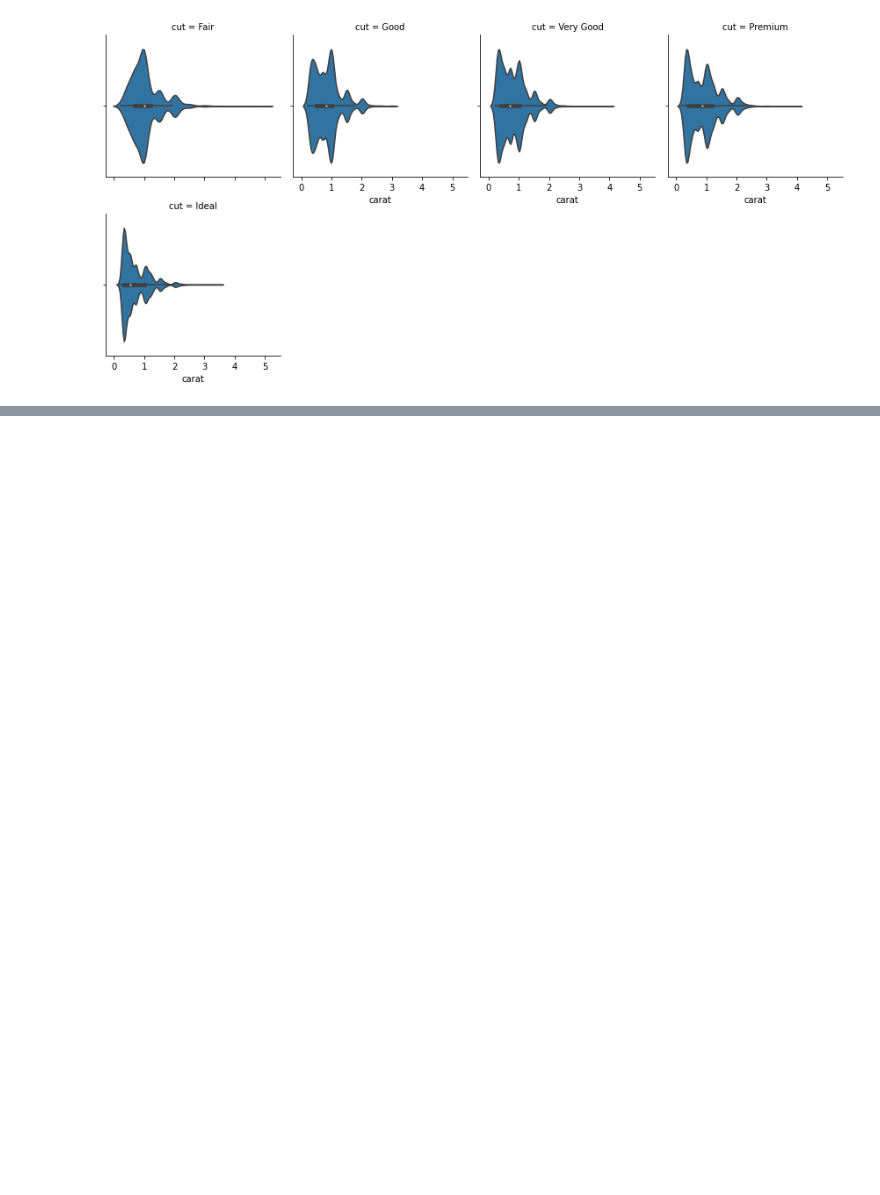
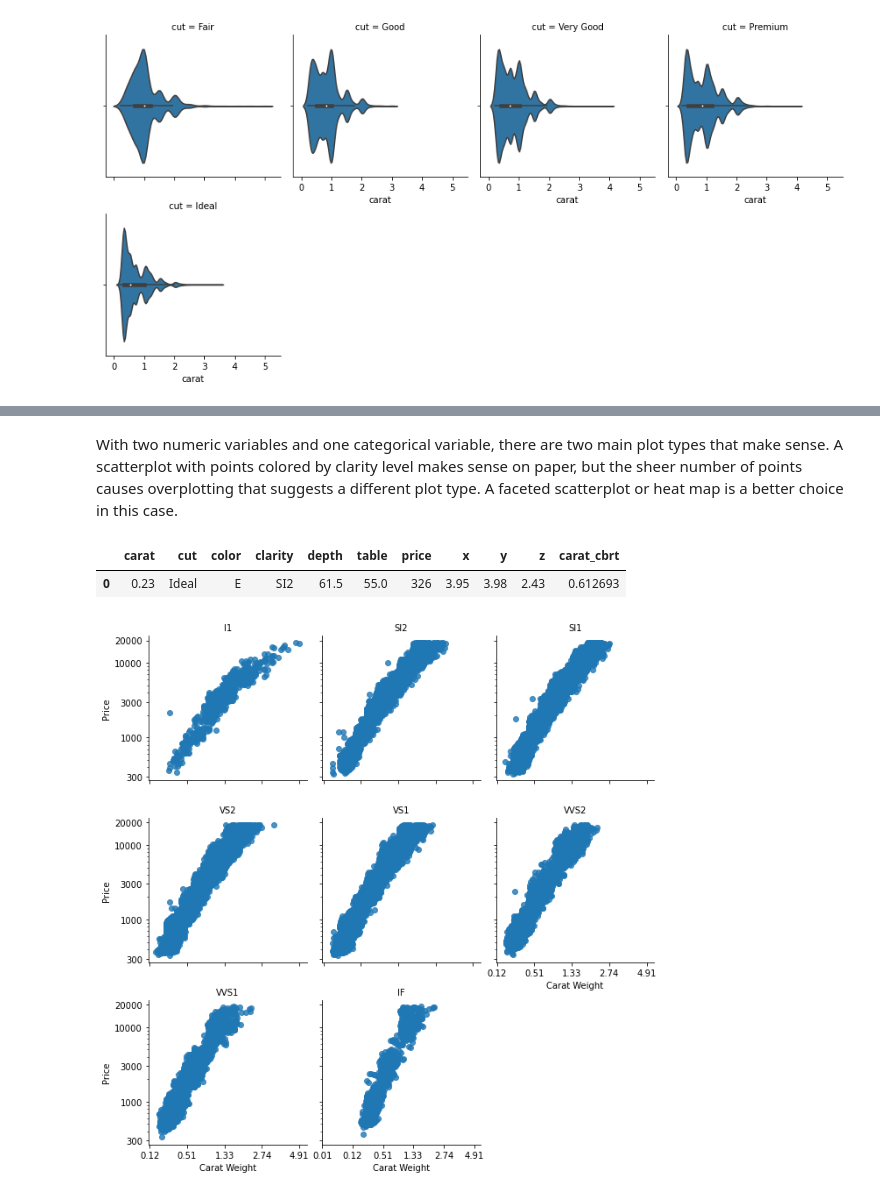
Before and after one commit to jackycwwang/data_visualization, a Jupyter notebook: 6. Visualization Case Study.ipynb, the cells around one changed output, grey strips where cells are left out. Cells and saved outputs as stored; diff of their text form; code cells hidden in the pictures; blank space fills up the shorter version.

Commit message:
feat: Add Multivariate Exploration section in the Case Study

```diff
--- a/6. Visualization Case Study.ipynb
+++ b/6. Visualization Case Study.ipynb
@@ -381,0 +386,32 @@ These plots should shed a lot more light into the patterns already seen. Larger
+# %% [markdown]
+With two numeric variables and one categorical variable, there are two main plot types that make sense. A scatterplot with points colored by clarity level makes sense on paper, but the sheer number of points causes overplotting that suggests a different plot type. A faceted scatterplot or heat map is a better choice in this case.
+# %%
+# create a new variable for the scaling later
+diamonds['carat_cbrt'] = cbrt_trans(diamonds.carat)
+diamonds.head(1)
+# %% [output]
+|  | carat | cut | color | clarity | depth | table | price | x | y | z | carat_cbrt |
+| 0 | 0.23 | Ideal | E | SI2 | 61.5 | 55.0 | 326 | 3.95 | 3.98 | 2.43 | 0.612693 |
+# %%
+g = sb.FacetGrid(data=diamonds, col='clarity', col_wrap=3)
+
+# note use of 'carat_cbrt' variable instead of 'carat'
+g.map(sb.regplot, 'carat_cbrt', 'price', x_jitter=0.04, fit_reg=False)
+
+# transform y axis, relocate the tick marks
+plt.yscale('log');
+y_ticks = [300, 1000, 3000, 10000, 20000]
+plt.yticks(y_ticks, y_ticks)
+
+# change the x ticks locs and labels
+x_ticks = np.arange(0.2,
+                    diamonds['carat_cbrt'].max()+0.1, 0.3)
+plt.xticks(x_ticks,
+           np.round(cbrt_trans(x_ticks, inverse=True).astype(float), 2));
+
+g.add_legend();
+g.set_xlabels('Carat Weight')
+g.set_ylabels('Price')
+g.set_titles('{col_name}');
+# %% [output]
+[figure, added]
```
Also changed, not shown: parts of 27 cells of this notebook.
